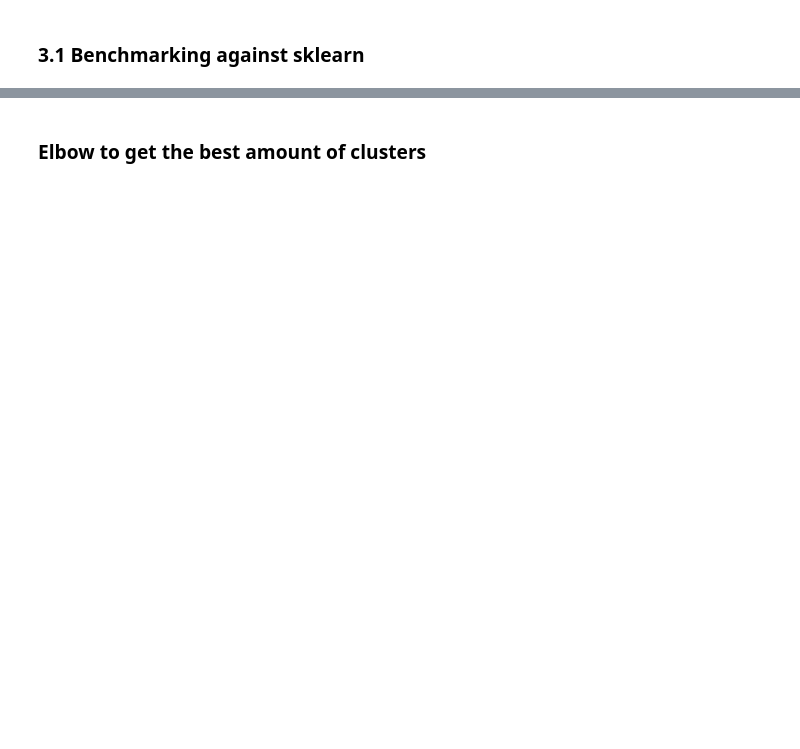
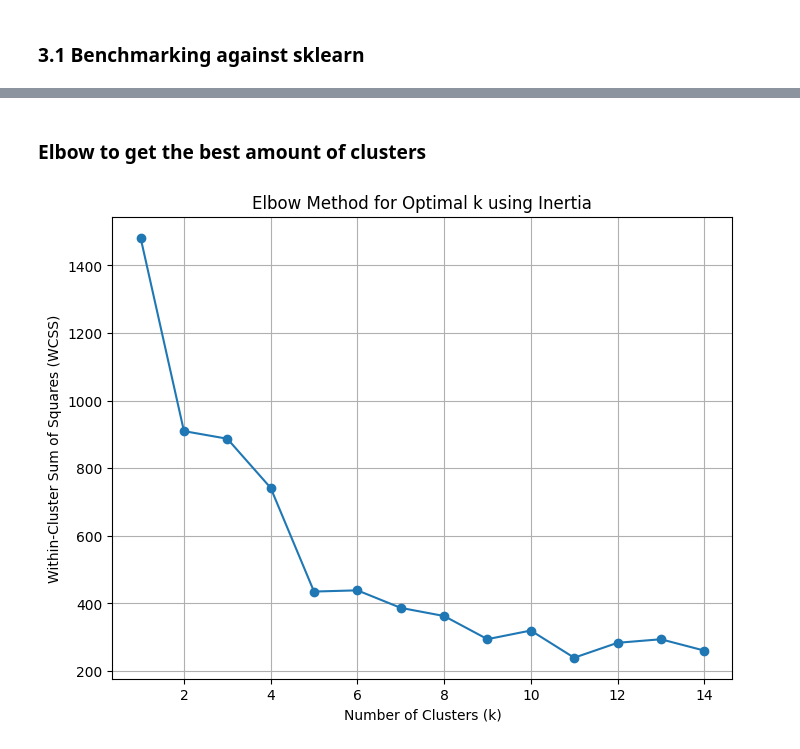
Before and after one commit to IngaKristin/DataMiningProject, a Jupyter notebook: k_means_implementation.ipynb, the cells around one changed output, grey strips where cells are left out. Drawn from its saved outputs; the diff is of its cells as text; code cells hidden in the pictures; blank space fills up the shorter version.

Commit message:
Elbow method implemented

```diff
--- a/k_means_implementation.ipynb
+++ b/k_means_implementation.ipynb
@@ -232,6 +253,6 @@ data = df_preprocessed.drop("country", axis="columns").to_numpy()
 kmeans = KMeans(n_clusters=4, max_iter=1000, tol=0.0001)
 
 # Do fit and predict cluster labels
-result = kmeans.fit_predict(data)
+result, final_wcss = kmeans.fit_predict(data)
 result
 # %% [output]
@@ -295,2 +316,27 @@ for label in range(4):
-# %% [markdown]
-### Elbow to get the best amount of clusters
+# %% [markdown]
+### Elbow to get the best amount of clusters
+# %%
+
+
+#amount of clusters, we want to check for
+k_values = range(1, 15)
+
+# Initialize an empty list to store the values for each value of k-means
+wcss = []
+
+# Calculate WCSS for each k
+for k in k_values:
+    kmeans = KMeans(n_clusters=k)
+    labels, inertia = kmeans.fit_predict(data)
+    wcss.append(inertia)
+
+# Plot the elbow curve
+plt.figure(figsize=(8, 6))
+plt.plot(k_values, wcss, marker='o', linestyle='-')
+plt.title('Elbow Method for Optimal k using Inertia')
+plt.xlabel('Number of Clusters (k)')
+plt.ylabel('Within-Cluster Sum of Squares (WCSS)')
+plt.grid(True)
+plt.show()
+# %% [output]
+[figure, added]
```
Also changed, not shown: parts of 8 cells of this notebook.
